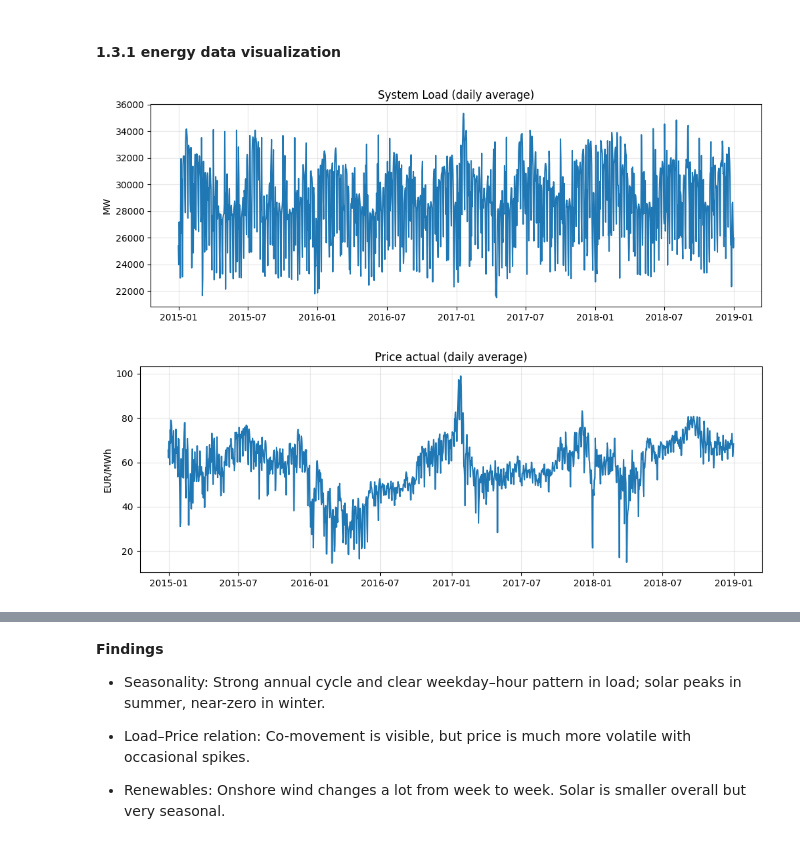
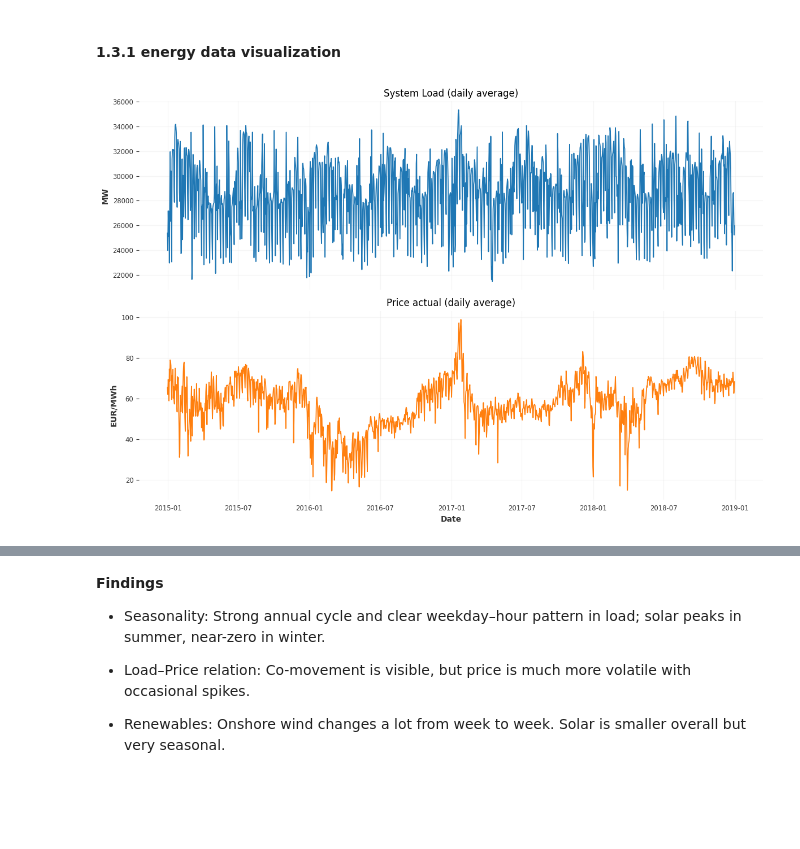
Before and after one commit to Jackson00Han/Energy_Market_Forecasting, a Jupyter notebook: hourly_energy_demand_forecasting.ipynb, the cells around one changed output, grey strips where cells are left out. Cells and saved outputs as stored; diff of their text form; code cells hidden in the pictures; blank space fills up the shorter version.

```diff
--- a/hourly_energy_demand_forecasting.ipynb
+++ b/hourly_energy_demand_forecasting.ipynb
@@ -565,20 +523,21 @@ We’ll confirm with plots next.
 # %%
 # Load & Price: Overall Trend (Hourly → Daily Mean, Denoised)
 
 daily = energy_data[['total load actual','price actual']].resample('D').mean()
 
-fig, ax1 = plt.subplots(figsize=(12,4))
-ax1.plot(daily.index, daily['total load actual'], label='Load (daily mean)')
-ax1.set_ylabel('MW')
-ax1.set_title('System Load (daily average)')
-ax1.grid(True, alpha=0.3)
+fig, ax = plt.subplots(2, 1, figsize=(12, 8), sharex=True)
+ax[0].plot(daily.index, daily['total load actual'], label='Load (daily mean)', color='tab:blue')
+ax[0].set_ylabel('MW')
+ax[0].set_title('System Load (daily average)')
+ax[0].grid(True, alpha=0.3)
 
-fig, ax2 = plt.subplots(figsize=(12,4))
-ax2.plot(daily.index, daily['price actual'], label='Price actual (daily mean)')
-ax2.set_ylabel('EUR/MWh')
-ax2.set_title('Price actual (daily average)')
-ax2.grid(True, alpha=0.3)
+ax[1].plot(daily.index, daily['price actual'], label='Price actual (daily mean)', color='tab:orange')
+ax[1].set_ylabel('EUR/MWh')
+ax[1].set_title('Price actual (daily average)')
+ax[1].grid(True, alpha=0.3)
+
+plt.xlabel('Date')
+plt.tight_layout()
 plt.show()
 # %% [output]
-[figure, old version]
+[figure, new version]
-[figure, removed]
```
Also changed, not shown: parts of 98 cells of this notebook, 8 other files.
